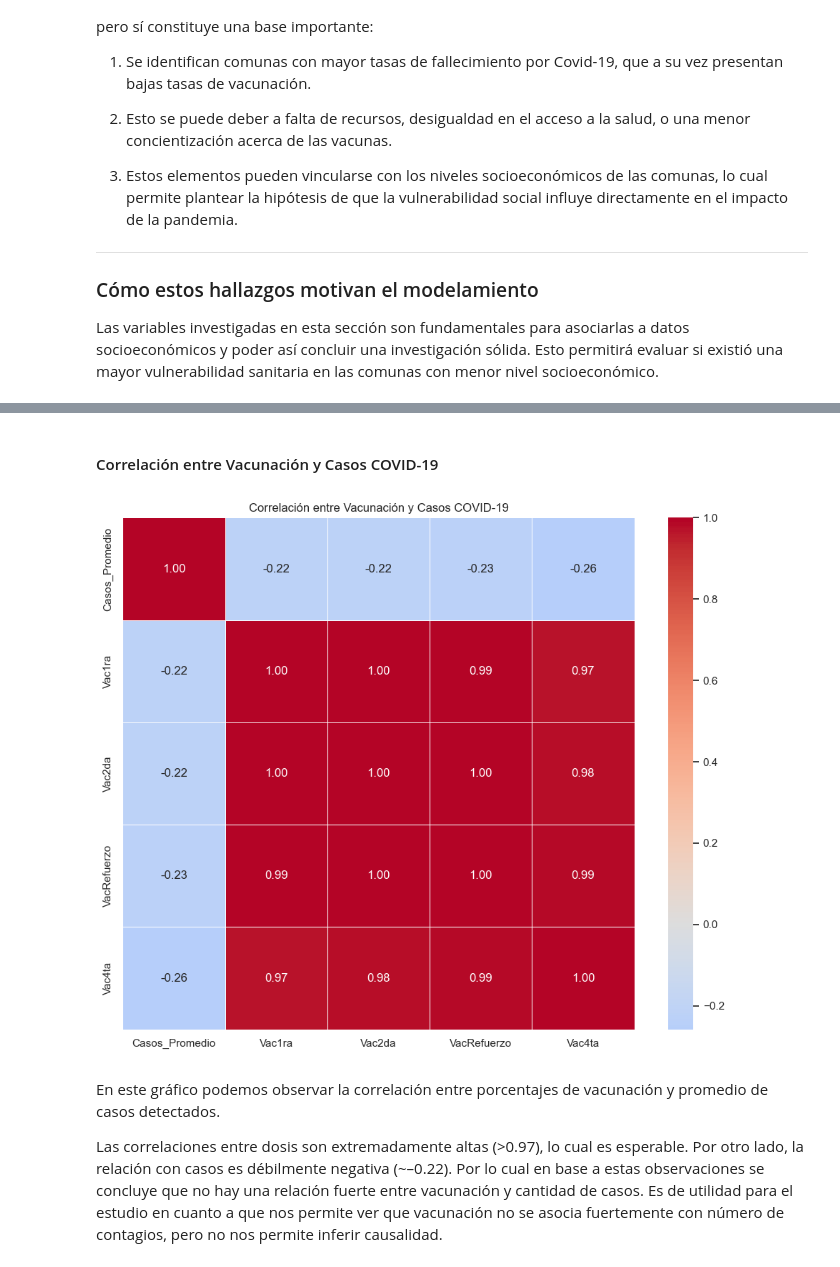
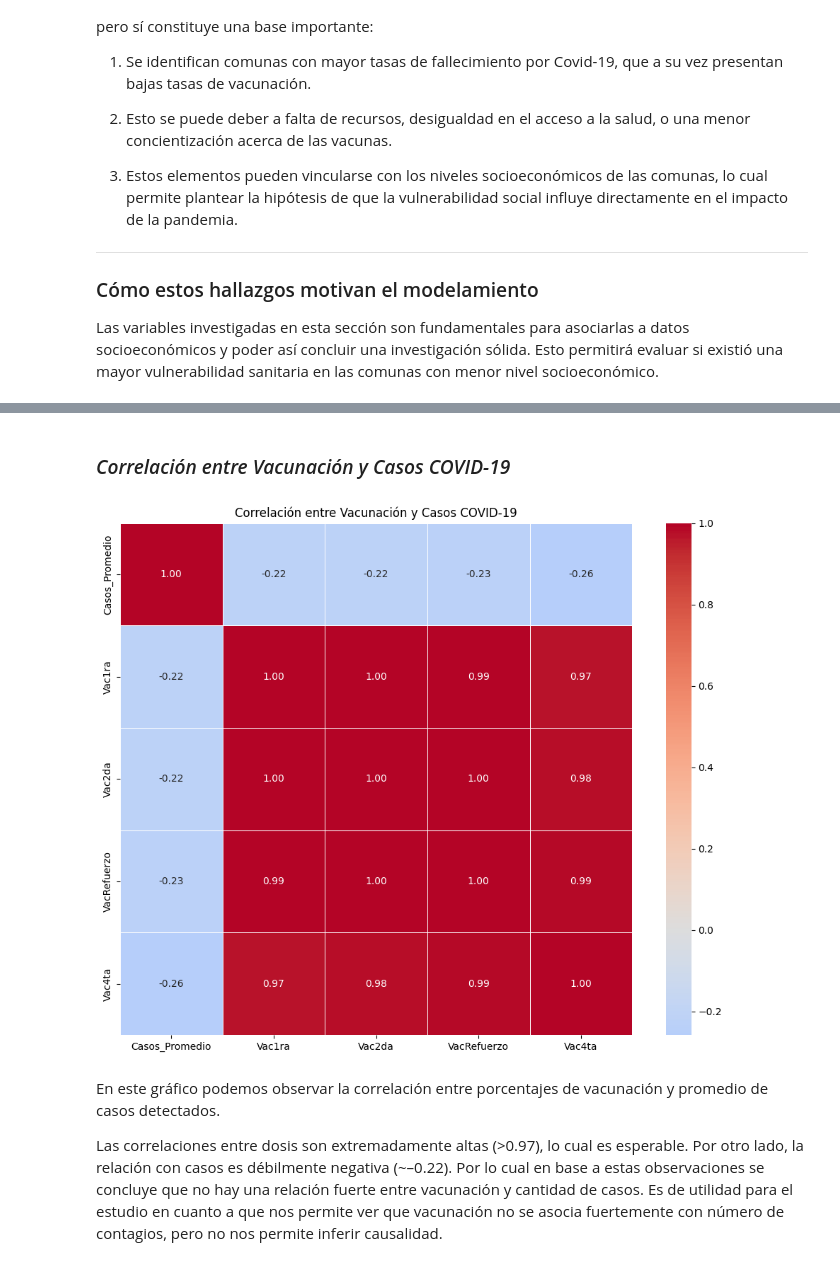
Before and after one commit to isimmmm/proyecto-semestral-ciencia-de-datos, a Jupyter notebook: notebooks/Notebook_principal.ipynb, the cells around one changed output, grey strips where cells are left out. Cells and saved outputs as stored; diff of their text form; code cells hidden in the pictures.

```diff
--- a/notebooks/Notebook_principal.ipynb
+++ b/notebooks/Notebook_principal.ipynb
@@ -213,0 +237,15 @@ Los gráficos presentados incluyen análisis sobre vacunación, mortalidad por C
+# %%
+# Cargar archivos ya limpios y ordenados
+
+# CSV COVID-19:
+ruta_covid = "../Data/Covid-19/datos_finales.csv"
+df_covid = pd.read_csv(ruta_covid)
+# CSV Nivel Socio Económico:
+ruta_nse = "../Data/Nivel socioeconomico y geografico/Dataset_Socio_RM.csv"
+df_nse = pd.read_csv(ruta_nse)
+# CSV Prestadores de salud:
+ruta_egresos = "../Data/prestadores de salud/egresos_covid_todos.csv"
+df_prestadores = pd.read_csv(ruta_egresos)
+# CSV censo:
+ruta_censo = "../Data/censo/estimacion_poblacion_por_comunas.csv"
+df_censo = pd.read_csv(ruta_censo)
@@ -214,7 +291,34 @@ Los gráficos presentados incluyen análisis sobre vacunación, mortalidad por C
 # %% [markdown]
-#### Correlación entre Vacunación y Casos COVID-19
+### *Correlación entre Vacunación y Casos COVID-19*
-# %% [markdown]
-![image.png](attachment:image.png)
+# %%
+# Calcular el porcentaje de casos confirmados sobre la población total de cada comuna
+df_covid['% Casos sobre población'] = (df_covid['Casos confirmados'] / df_covid['Población']) * 100
+heatmap_data_pct = df_covid.pivot(index='Comuna', columns='Año', values='% Casos sobre población')
+
+# Agrupar el df por 'Comuna' y calcular el promedio de las tasas de vacunación para las 4 dosis
+vacunacion_por_comuna_pct = df_covid.groupby('Comuna')[[
+    '% Vacunados 1ra dosis', '% Vacunados 2da dosis',
+    '% Vacunados dosis de refuerzo', '% Vacunados 4ta dosis'
+]].mean()
+
+# Se crea un dataframe con estos datos
+combinado_data = pd.DataFrame({
+    'Casos_Promedio': heatmap_data_pct.mean(axis=1),
+    'Vac1ra': vacunacion_por_comuna_pct['% Vacunados 1ra dosis'],
+    'Vac2da': vacunacion_por_comuna_pct['% Vacunados 2da dosis'],
+    'VacRefuerzo': vacunacion_por_comuna_pct['% Vacunados dosis de refuerzo'],
+    'Vac4ta': vacunacion_por_comuna_pct['% Vacunados 4ta dosis']
+})
+
+# Heatmap de correlación
+plt.figure(figsize=(10, 8))
+sns.heatmap(combinado_data.corr(), annot=True, cmap='coolwarm', center=0,
+            fmt='.2f', linewidths=0.5, square=True)
+plt.title('Correlación entre Vacunación y Casos COVID-19')
+plt.tight_layout()
+plt.show()
+# %% [output]
+[figure, added]
 # %% [markdown]
 En este gráfico podemos observar la correlación entre porcentajes de vacunación y promedio de casos detectados.
 
```
Also changed, not shown: parts of 86 cells of this notebook, 8 other files.
